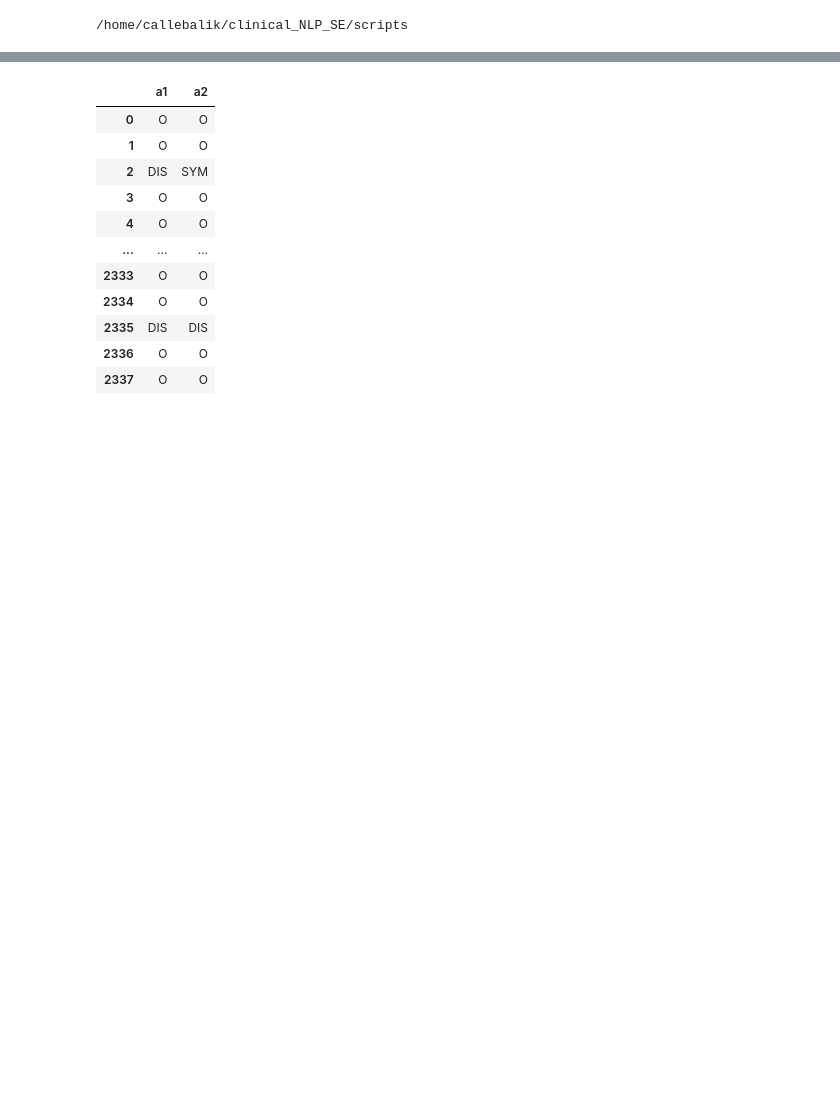
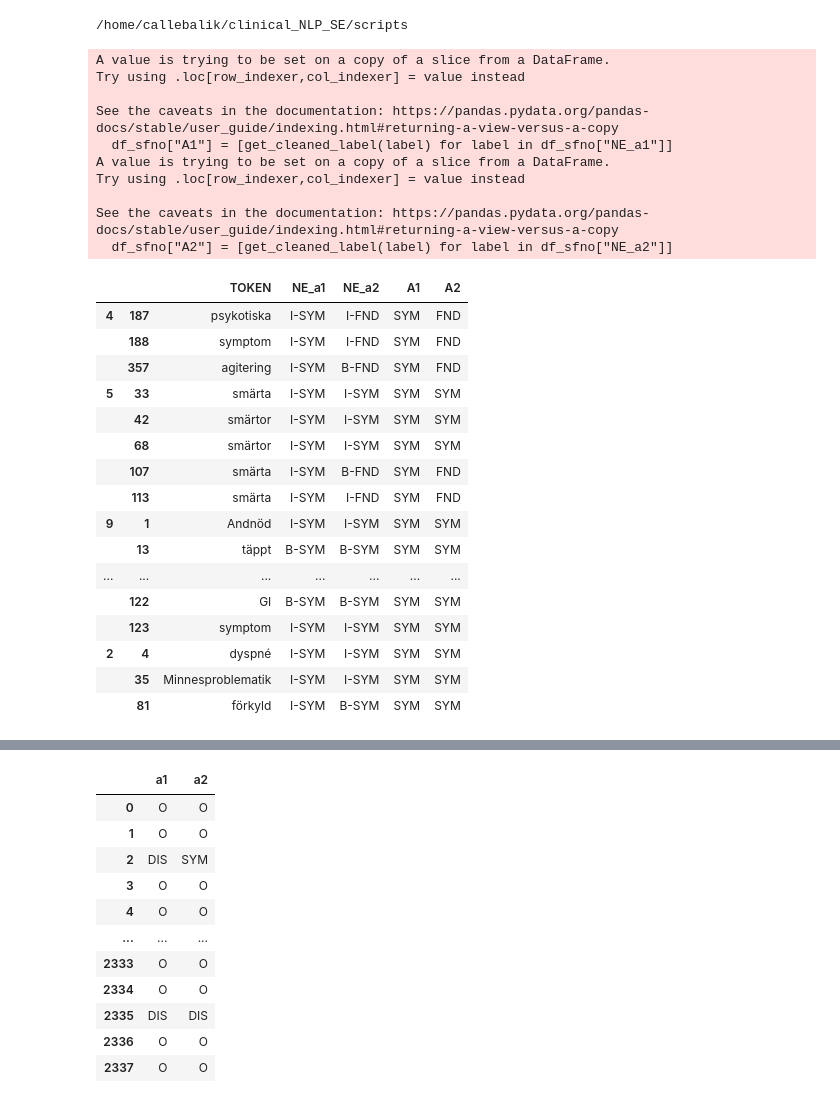
Before and after one commit to callebalik/clinical_NLP_SE, a Jupyter notebook: scripts/confusion_matrix_plot.ipynb, the cells around one changed output, grey strips where cells are left out. Saved outputs shown, nothing was run; the diff lists cells and outputs as text; code cells hidden in the pictures; blank space fills up the shorter version.

```diff
--- a/scripts/confusion_matrix_plot.ipynb
+++ b/scripts/confusion_matrix_plot.ipynb
@@ -15,3 +29,72 @@ os.chdir(SCRIPTS)
 print(os.getcwd())
 # %% [output]
 /home/callebalik/clinical_NLP_SE/scripts
+# %%
+
+from pathlib import Path
+import pandas as pd
+import re as re
+import numpy as np
+
+from metrics.conll2003_utills import create_total_target_vector, conll2003_to_df, get_cleaned_label
+from metrics.confusion_matrix import generate_confusion_matrix
+
+def create_total_target_df(dir_path):
+    pathlist = Path(dir_path).glob("**/*.conll")
+
+    frames = []
+    doc = []
+
+    for path in pathlist:
+        frame = conll2003_to_df(path)
+        doc.append(re.search(r"(\d)(?=.\w+)",path.name).group())
+        frames.append(frame)
+    return pd.concat(frames, keys=doc) # This creates hierarchical index, e.g. a1.loc["3"] all rows for doc 3
+
+a1 = create_total_target_df(Path(f"{DATA}/interim/corpus/a1"))
+a2 = create_total_target_df(Path(f"{DATA}/interim/corpus/a2"))
+
+# [get_cleaned_label(label) for label in df["NE"]]
+# dict = {"a1":a1, "a2":a2}
+
+
+df = pd.DataFrame()
+c = ["TOKEN", "NE"]
+df["TOKEN"] = a1["TOKEN"]
+
+df.insert(1, "NE_a1", a1["NE"])
+df.insert(2, "NE_a2", a2["NE"])
+
+# Get all that does not contain DIS labels
+df_sfno = (df[~df.NE_a1.str.contains("DIS") & ~df.NE_a2.str.contains("DIS")])
+
+df_sfno["A1"] = [get_cleaned_label(label) for label in df_sfno["NE_a1"]]
+df_sfno["A2"] = [get_cleaned_label(label) for label in df_sfno["NE_a2"]]
+# %% [output]
+A value is trying to be set on a copy of a slice from a DataFrame.
+Try using .loc[row_indexer,col_indexer] = value instead
+
+See the caveats in the documentation: https://pandas.pydata.org/pandas-docs/stable/user_guide/indexing.html#returning-a-view-versus-a-copy
+  df_sfno["A1"] = [get_cleaned_label(label) for label in df_sfno["NE_a1"]]
+A value is trying to be set on a copy of a slice from a DataFrame.
+Try using .loc[row_indexer,col_indexer] = value instead
+
+See the caveats in the documentation: https://pandas.pydata.org/pandas-docs/stable/user_guide/indexing.html#returning-a-view-versus-a-copy
+  df_sfno["A2"] = [get_cleaned_label(label) for label in df_sfno["NE_a2"]]
+|  |  | TOKEN | NE_a1 | NE_a2 | A1 | A2 |
+| 4 | 187 | psykotiska | I-SYM | I-FND | SYM | FND |
+|  | 188 | symptom | I-SYM | I-FND | SYM | FND |
+|  | 357 | agitering | I-SYM | B-FND | SYM | FND |
+| 5 | 33 | smärta | I-SYM | I-SYM | SYM | SYM |
+|  | 42 | smärtor | I-SYM | I-SYM | SYM | SYM |
+|  | 68 | smärtor | I-SYM | I-SYM | SYM | SYM |
+|  | 107 | smärta | I-SYM | B-FND | SYM | FND |
+|  | 113 | smärta | I-SYM | I-FND | SYM | FND |
+| 9 | 1 | Andnöd | I-SYM | I-SYM | SYM | SYM |
+|  | 13 | täppt | B-SYM | B-SYM | SYM | SYM |
+| ... | ... | ... | ... | ... | ... | ... |
+|  | 122 | GI | B-SYM | B-SYM | SYM | SYM |
+|  | 123 | symptom | I-SYM | I-SYM | SYM | SYM |
+| 2 | 4 | dyspné | I-SYM | I-SYM | SYM | SYM |
+|  | 35 | Minnesproblematik | I-SYM | I-SYM | SYM | SYM |
+|  | 81 | förkyld | I-SYM | B-SYM | SYM | SYM |
```
Also changed, not shown: parts of 5 cells of this notebook, 2 other files.
